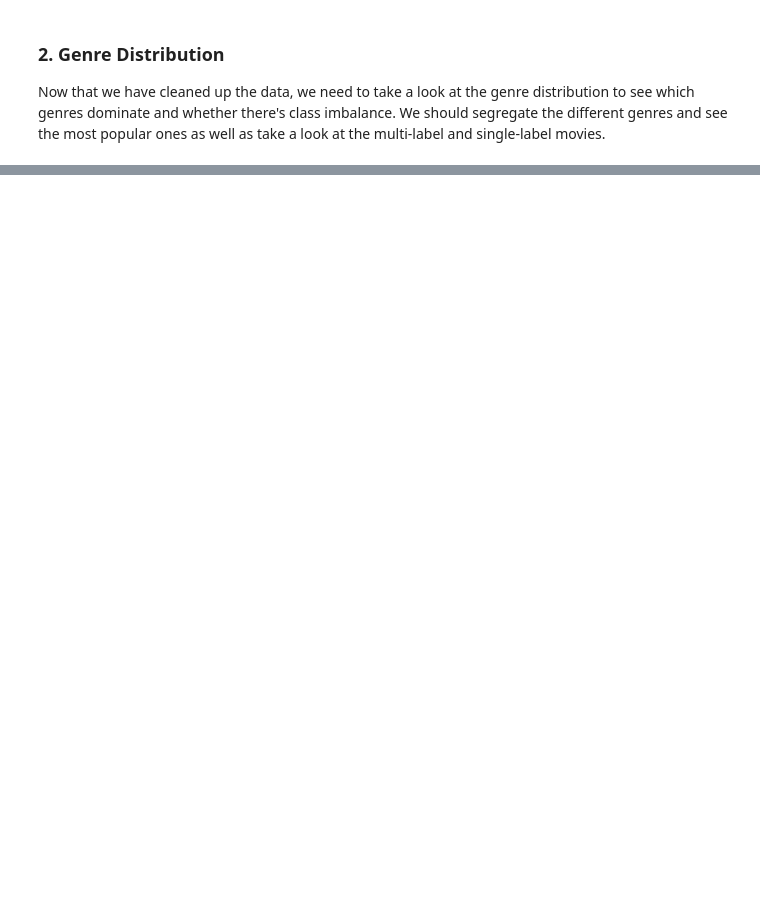
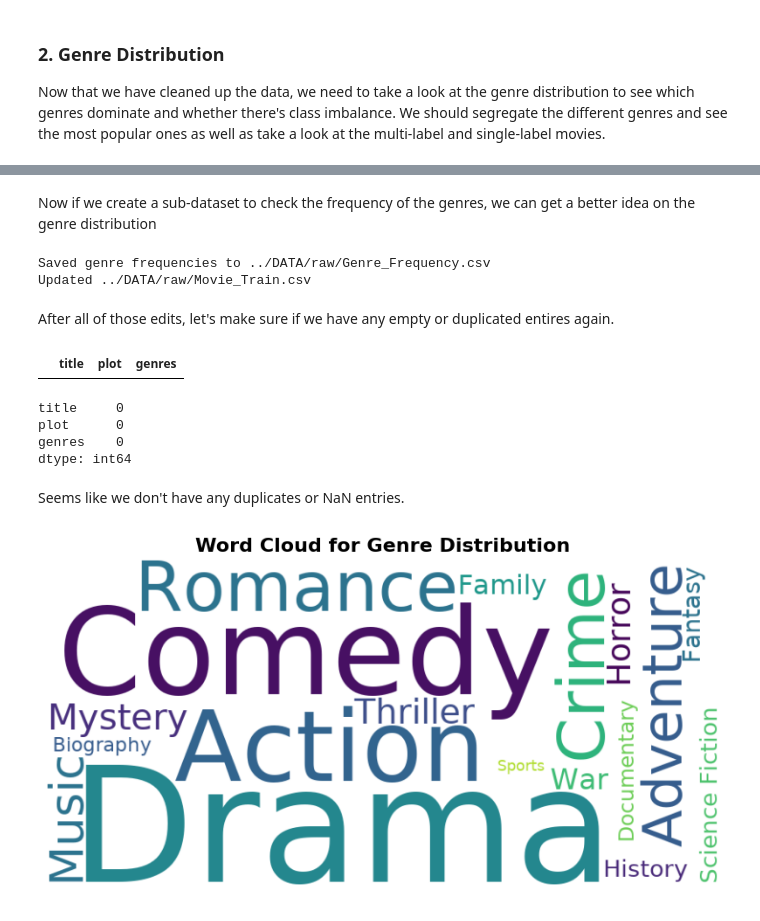
Before and after one commit to BlackNinjaKR/TAGRAI, a Jupyter notebook: Notebook/TAGRAI.ipynb, the cells around one changed output, grey strips where cells are left out. Cells and saved outputs as stored; diff of their text form; code cells hidden in the pictures; blank space fills up the shorter version.

```diff
--- a/Notebook/TAGRAI.ipynb
+++ b/Notebook/TAGRAI.ipynb
@@ -749,0 +766,54 @@ plt.show()
+# %% [markdown]
+Now if we create a sub-dataset to check the frequency of the genres, we can get a better idea on the genre distribution
+# %%
+all_genres = []
+
+for genre_list in df['genres']:
+    if pd.notna(genre_list):
+        # Split by comma and strip whitespace
+        genres = [g.strip() for g in genre_list.split(',')]
+        all_genres.extend(genres)
+
+genre_counts = Counter(all_genres)
+genre_df = pd.DataFrame(genre_counts.items(), columns=['Genre', 'Frequency'])
+genre_df = genre_df.sort_values(by='Frequency', ascending=False)
+
+GENRE_FREQ_PATH = "../DATA/raw/Genre_Frequency.csv"
+TRAIN_DATA_PATH = "../DATA/raw/Movie_Train.csv"
+genre_df.to_csv(GENRE_FREQ_PATH, index=False)
+df.to_csv(TRAIN_DATA_PATH, index=False)
+
+print(f"Saved genre frequencies to {GENRE_FREQ_PATH}")
+print(f"Updated {TRAIN_DATA_PATH}")
+# %% [output]
+Saved genre frequencies to ../DATA/raw/Genre_Frequency.csv
+Updated ../DATA/raw/Movie_Train.csv
+# %% [markdown]
+After all of those edits, let's make sure if we have any empty or duplicated entires again.
+# %%
+df[df.duplicated()]
+# %% [output]
+|  | title | plot | genres |
+# %%
+df.isnull().sum()
+# %% [output]
+title     0
+plot      0
+genres    0
+dtype: int64
+# %% [markdown]
+Seems like we don't have any duplicates or NaN entries.
+# %%
+from wordcloud import WordCloud
+font_path = "../DATA/cache/DejaVuSans.ttf"
+
+wordcloud = WordCloud(width=800, height=400, background_color='white', font_path=font_path).generate_from_frequencies(genre_counts)
+
+plt.figure(figsize=(10, 5))
+plt.imshow(wordcloud, interpolation='bilinear')
+plt.axis('off')
+plt.title("Word Cloud for Genre Distribution", fontsize=16, weight='bold')
+plt.savefig("Images/Genre_Word_Cloud.png", dpi=300, bbox_inches='tight', facecolor='white')
+plt.show()
+# %% [output]
+[figure, added]
```
Also changed, not shown: parts of 12 cells of this notebook.
